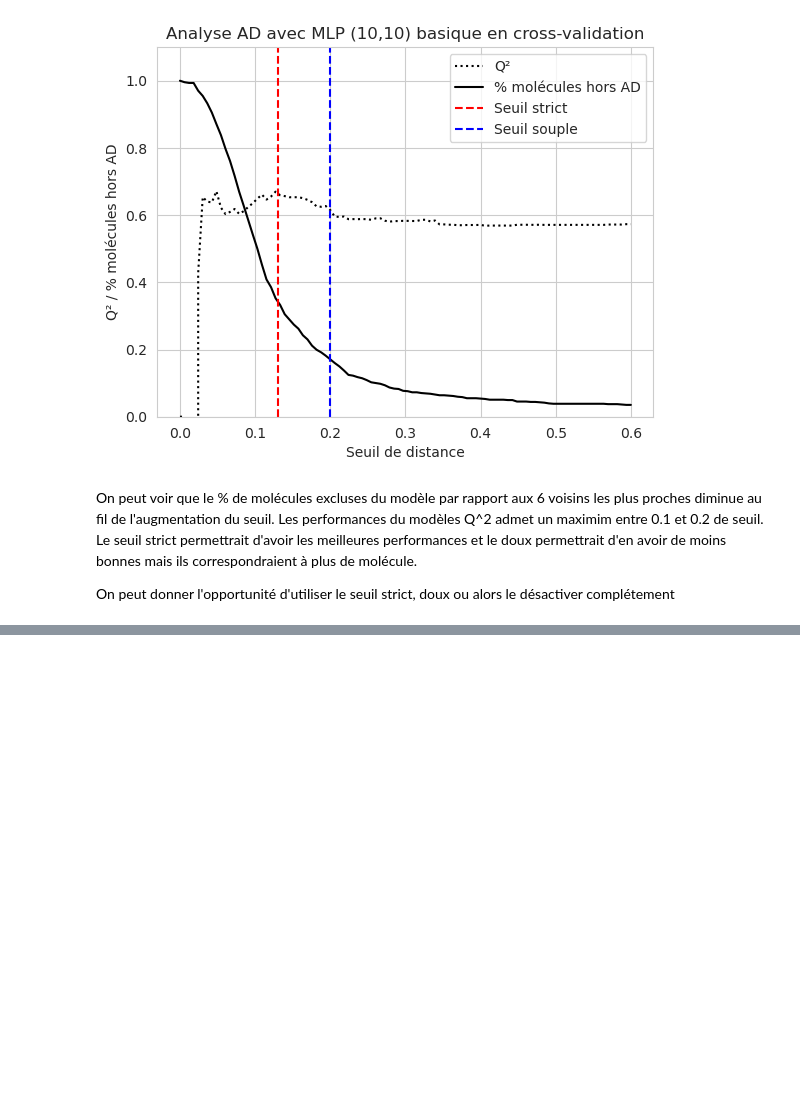
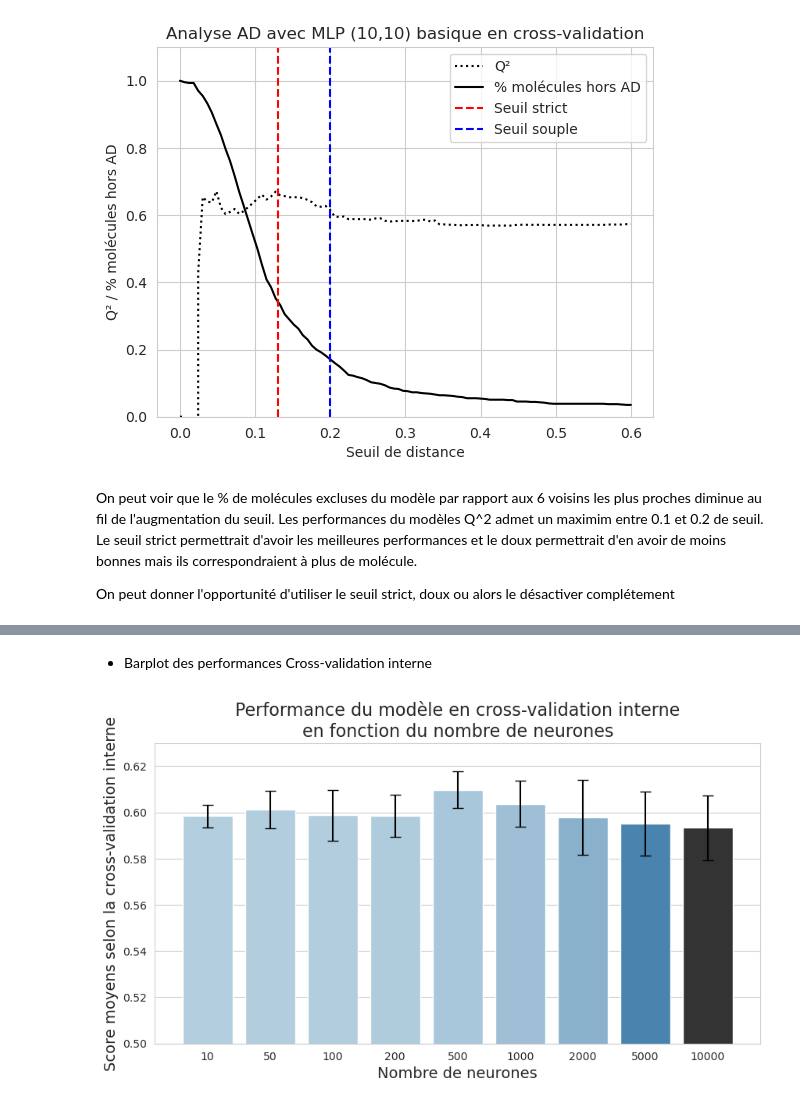
Before and after one commit to Edmondbrn/projet_IA_QSAR, a Jupyter notebook: regression_MLP.ipynb, the cells around one changed output, grey strips where cells are left out. Drawn from its saved outputs; the diff is of its cells as text; code cells hidden in the pictures; blank space fills up the shorter version.

Commit message:
finalisation des modèles MLP

```diff
--- a/regression_MLP.ipynb
+++ b/regression_MLP.ipynb
@@ -188,0 +233,11 @@ for i, T in enumerate(total_neurones):
+# %%
+grouped = df_final.groupby("nb_neurones").agg({
+    "best_score_innerCV": ["mean", "std"],
+    "r2_noAD": ["mean", "std"],
+    "r2_strict": ["mean", "std"],
+    "r2_soft": ["mean", "std"],
+})
+grouped.columns = ['_'.join(col) for col in grouped.columns]
+grouped.reset_index(inplace=True)
+
+grouped
@@ -188,0 +255,14 @@ for i, T in enumerate(total_neurones):
+# %% [markdown]
+- Barplot des performances
+Cross-validation interne
+# %%
+qu.barplot_perf(grouped,
+                "nb_neurones",
+                "best_score_innerCV_mean",
+                "best_score_innerCV_std",
+                "Nombre de neurones",
+                "Score moyens selon la cross-validation interne",
+                "Performance du modèle en cross-validation interne\nen fonction du nombre de neurones",
+                ylim = (0.5, 0.63))
+# %% [output]
+[figure, added]
```
Also changed, not shown: parts of 27 cells of this notebook, 7 other files.
